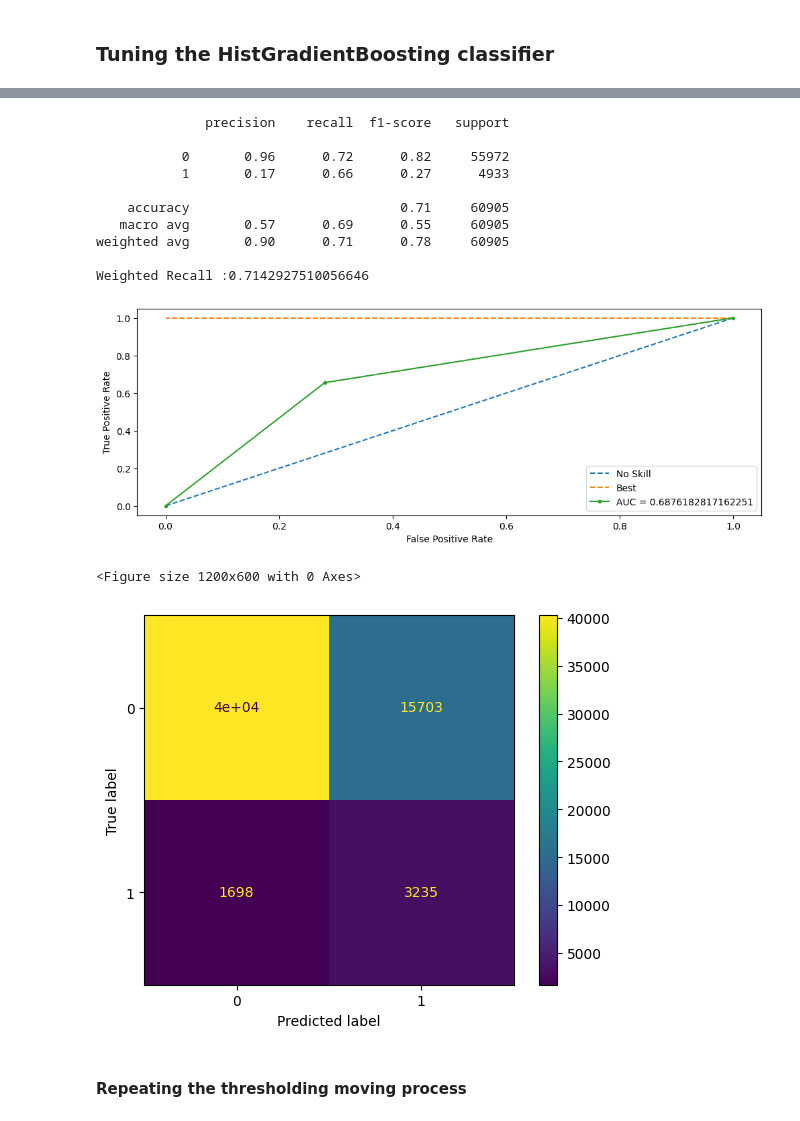
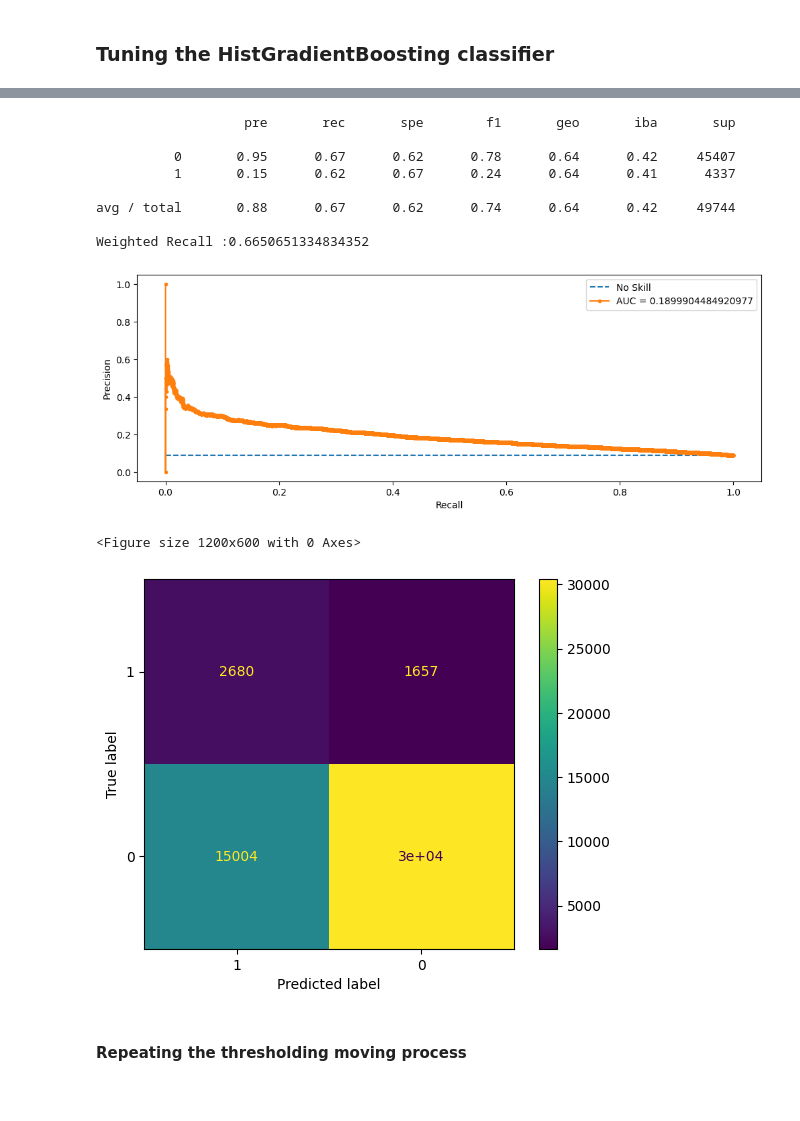
Before and after one commit to Abhijith-Nagarajan/Machine-Learning-Training, a Jupyter notebook: Classification/Loan_Defaulter_Risk_Analytics/loan-defaulter-sampling-modeling.ipynb, the cells around one changed output, grey strips where cells are left out. Saved outputs shown, nothing was run; the diff lists cells and outputs as text; code cells hidden in the pictures.

```diff
--- a/Classification/Loan_Defaulter_Risk_Analytics/loan-defaulter-sampling-modeling.ipynb
+++ b/Classification/Loan_Defaulter_Risk_Analytics/loan-defaulter-sampling-modeling.ipynb
@@ -248 +255,3 @@ fpr,tpr,thresholds,gmeans_logit,predicted_probs_logit = get_thresholding_metrics
+# %%
+precision,recall,f2_score,thresholds = get_thresholding_metrics(logit_clf_tuned,Y_pred_logit_proba_tuned)
 # %%
@@ -352,9 +330,10 @@ def objective(trial,X_train,Y_train,X_test,Y_test):
         'class_weight':'balanced'
     }
     hgb_clf_tuned = HistGradientBoostingClassifier(**param).fit(X_train,Y_train)
-    Y_pred_tuned = hgb_clf_tuned.predict(X_test)
-    recall = metrics.recall_score(Y_test,Y_pred_tuned,average='weighted')
-    return recall
+    Y_pred_tuned = hgb_clf_tuned.predict_proba(X_test)[:,1]
+    precision,recall,_ = metrics.precision_recall_curve(Y_test,Y_pred_tuned)
+    auc_score = metrics.auc(recall,precision)
+    return auc_score
 # %%
 study = optuna.create_study(direction = 'maximize')
 # %%
@@ -372,25 +349,26 @@ best_params_hgb = study.best_trial.params
+# %%
+#best_params_hgb = study.best_trial.params
+best_params_hgb = {'learning_rate': 0.0550952982537752, 'max_iter': 259, 'max_depth': 866, 'max_leaf_nodes': 30, 'min_samples_leaf': 67}
 # %%
 best_params_hgb['class_weight']='balanced'
 # %%
 hgb_clf_tuned = HistGradientBoostingClassifier(**best_params_hgb)
 # %%
-hgb_clf_tuned, Y_pred_hgb_tuned = build_model(hgb_clf_tuned,X_train,Y_train,X_test,Y_test)
+hgb_clf_tuned,Y_pred_hgb_tuned_proba,Y_pred_hgb_tuned_labels = build_model(hgb_clf_tuned,X_train,Y_train,X_test,Y_test)
 # %%
-evaluate_model(Y_test,Y_pred_hgb_tuned)
+evaluate_model(Y_test,Y_pred_hgb_tuned_proba,Y_pred_hgb_tuned_labels)
 # %% [output]
-              precision    recall  f1-score   support
+                   pre       rec       spe        f1       geo       iba       sup
 
-           0       0.96      0.72      0.82     55972
-           1       0.17      0.66      0.27      4933
+          0       0.95      0.67      0.62      0.78      0.64      0.42     45407
+          1       0.15      0.62      0.67      0.24      0.64      0.41      4337
 
-    accuracy                           0.71     60905
-   macro avg       0.57      0.69      0.55     60905
-weighted avg       0.90      0.71      0.78     60905
+avg / total       0.88      0.67      0.62      0.74      0.64      0.42     49744
 
-Weighted Recall :0.7142927510056646
+Weighted Recall :0.6650651334834352
-[figure, old version]
+[figure, new version]
 <Figure size 1200x600 with 0 Axes>
-[figure, old version]
+[figure, new version]
 # %% [markdown]
 <h4> Repeating the thresholding moving process </h4>
 # %% [markdown]
```
Also changed, not shown: parts of 95 cells of this notebook.
